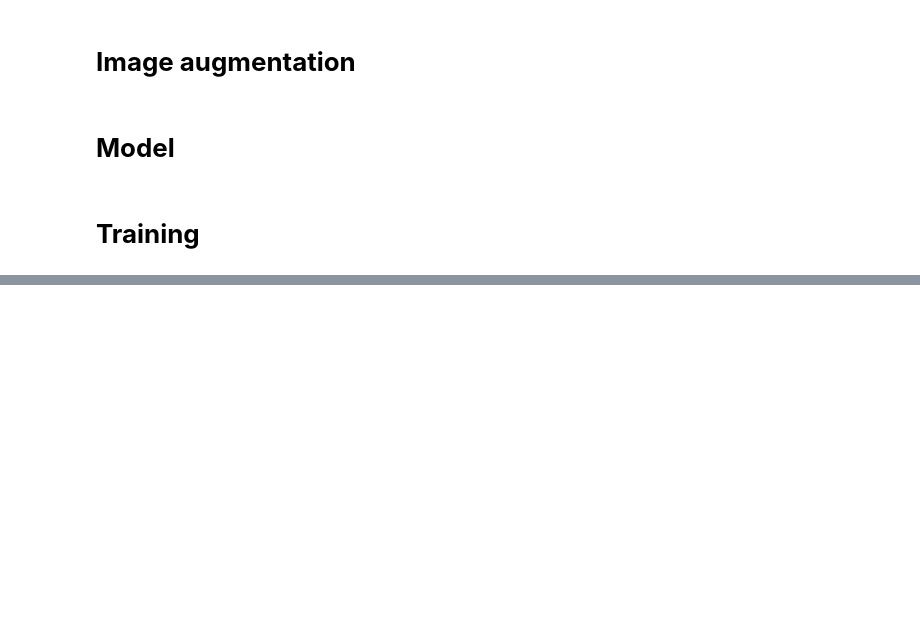
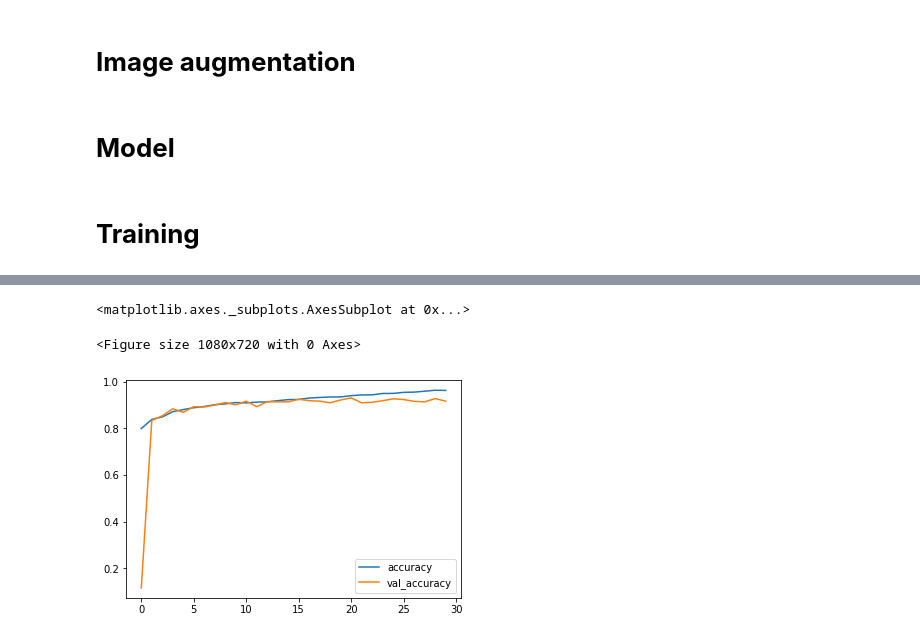
Before and after one commit to mittshah2/Skin-Disease-Prediction-Web-Application, a Jupyter notebook: HAM28_Final.ipynb, the cells around one changed output, grey strips where cells are left out. Cells and saved outputs as stored; diff of their text form; code cells hidden in the pictures; blank space fills up the shorter version.

```diff
--- a/HAM28_Final.ipynb
+++ b/HAM28_Final.ipynb
@@ -120,9 +120,13 @@ datagen=ImageDataGenerator(rotation_range=20, # rotate the image 20 degrees
                                vertical_flip=True,
                                fill_mode='nearest')
 # %%
-datagen.fit(trainx)
+datagen.fit(xtrain)
 # %% [markdown]
 # **Model**
+# %%
+from tensorflow.keras.metrics import categorical_accuracy, top_k_categorical_accuracy
+def accuracy(y_true, y_pred):
+    return top_k_categorical_accuracy(y_true, y_pred, k=2)
 # %%
 from tensorflow.keras.layers import Flatten,Dense,Dropout,BatchNormalization,Conv2D,MaxPooling2D
 from tensorflow.keras.models import Sequential
@@ -145,13 +149,13 @@ model.add(Conv2D(1024,(2,2),input_shape=(28,28,3),activation='relu'))
 model.add(MaxPooling2D(pool_size=(2, 2)))
 model.add(BatchNormalization())
 
-model.add(Dropout(0.4))
+model.add(Dropout(0.3))
 
 model.add(Conv2D(1024,(1,1),input_shape=(28,28,3),activation='relu'))
 model.add(MaxPooling2D(pool_size=(1, 1)))
 model.add(BatchNormalization())
 
-model.add(Dropout(0.4))
+model.add(Dropout(0.3))
 
 model.add(Flatten())
 
@@ -161,7 +165,7 @@ model.add(Dropout(0.5))
 
 model.add(Dense(7,activation='softmax'))
 
-model.compile(optimizer='adam',loss='categorical_crossentropy',metrics=['accuracy',Recall()])
+model.compile(optimizer='adam',loss='categorical_crossentropy',metrics=[accuracy])
 # %%
 from tensorflow.keras.callbacks import EarlyStopping,ReduceLROnPlateau
 
@@ -172,2 +180,2 @@ reduce_lr = ReduceLROnPlateau(monitor='accuracy', factor=0.5, patience=2, verbos
 # %%
-model.fit(x,y,epochs=30,validation_data=(trainy,testy),batch_size=90,callbacks=[reduce_lr,early])
+model.fit(xtrain,ytrain,epochs=30,validation_data=(xtest,ytest),callbacks=[reduce_lr,early])
@@ -174,5 +201,8 @@ model.fit(x,y,epochs=30,validation_data=(trainy,testy),batch_size=90,callbacks=[
 # %%
-# p.figure(figsize=(15,5))
-# loss=pd.DataFrame(model.history.history)
-# loss=loss[['accuracy','val_accuracy']]
-# loss.plot()
+p.figure(figsize=(15,10))
+loss=pd.DataFrame(model.history.history)
+loss[['accuracy','val_accuracy']].plot()
+# %% [output]
+<matplotlib.axes._subplots.AxesSubplot at 0x...>
+<Figure size 1080x720 with 0 Axes>
+[figure, added]
```
Also changed, not shown: parts of 12 cells of this notebook.
